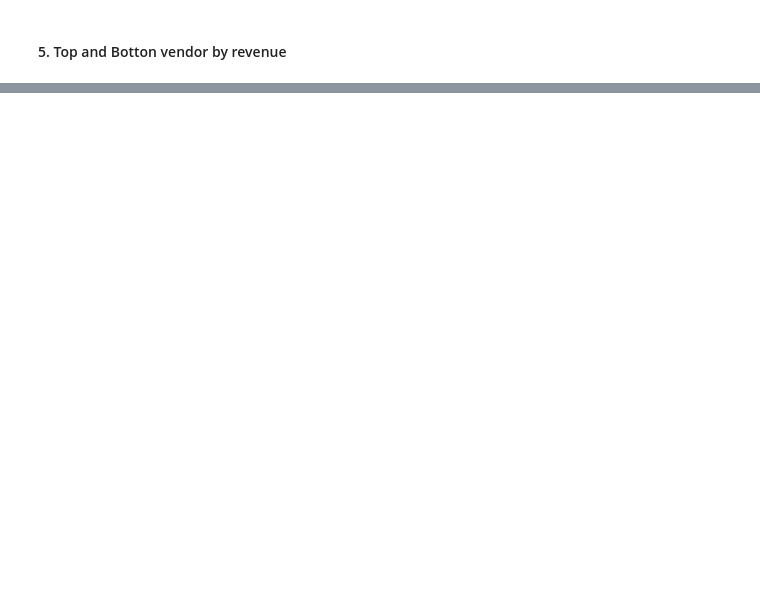
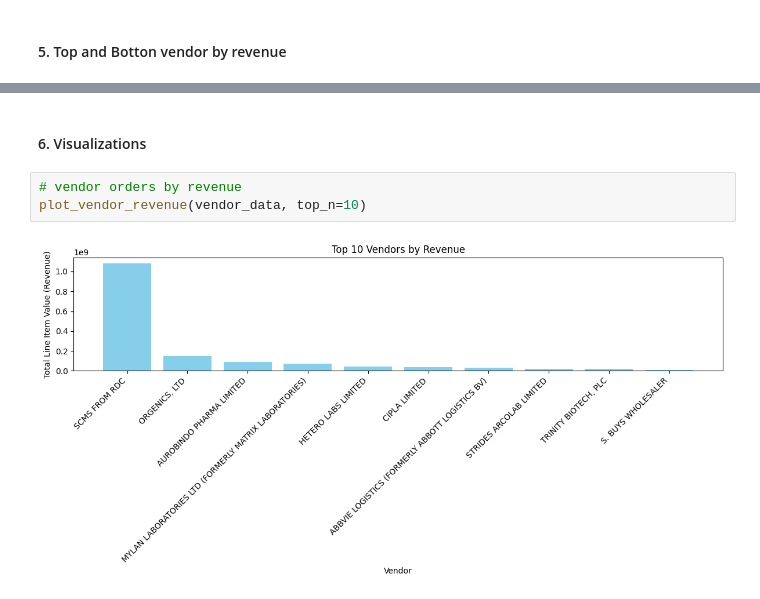
Before and after one commit to JulianChisco93/Supply-Chain-Shipment-Summary-Tool, a Jupyter notebook: notebooks/demo_vendor.ipynb, the cells around one changed output, grey strips where cells are left out. Cells and saved outputs as stored; diff of their text form; blank space fills up the shorter version.

Commit message:
Functions for displaying graphs

```diff
--- a/notebooks/demo_vendor.ipynb
+++ b/notebooks/demo_vendor.ipynb
@@ -129,3 +133,10 @@ bottom_5_vendors
 | 2 | BIO-RAD LABORATORIES PTY LTD. (SO... | 1 | 1 | 750.29 | 750.29 | ... |
 | 3 | RANBAXY FINE CHEMICALS LTD. | 2 | 38 | 1102.00 | 29.00 | ... |
 | 4 | OMEGA DIAGNOSTICS LTD | 1 | 44 | 1375.00 | 31.25 | ... |
+# %% [markdown]
+#### 6. Visualizations
+# %%
+# vendor orders by revenue
+plot_vendor_revenue(vendor_data, top_n=10)
+# %% [output]
+[figure, added]
```
Also changed, not shown: parts of 4 cells of this notebook, 1 other file.
